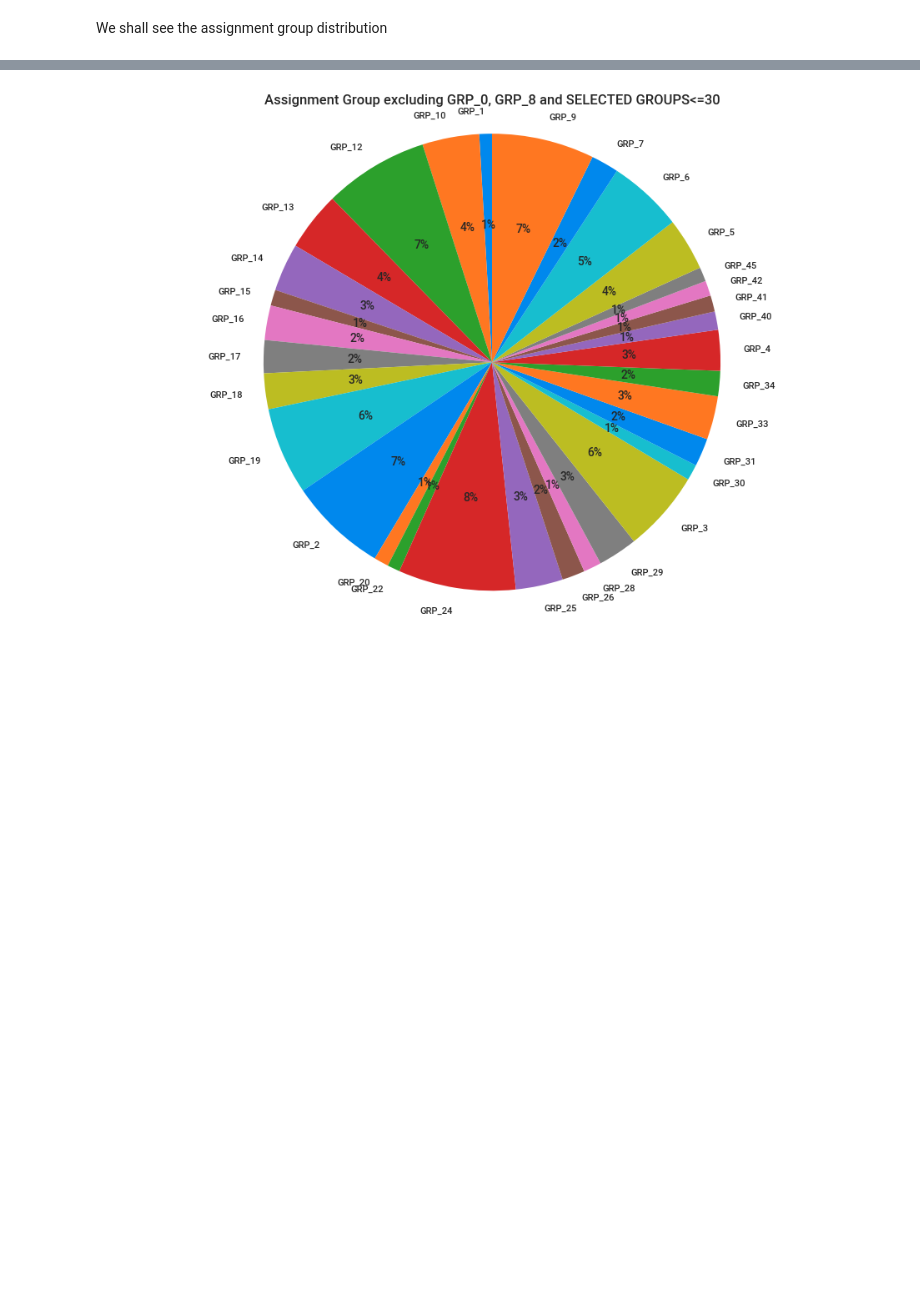
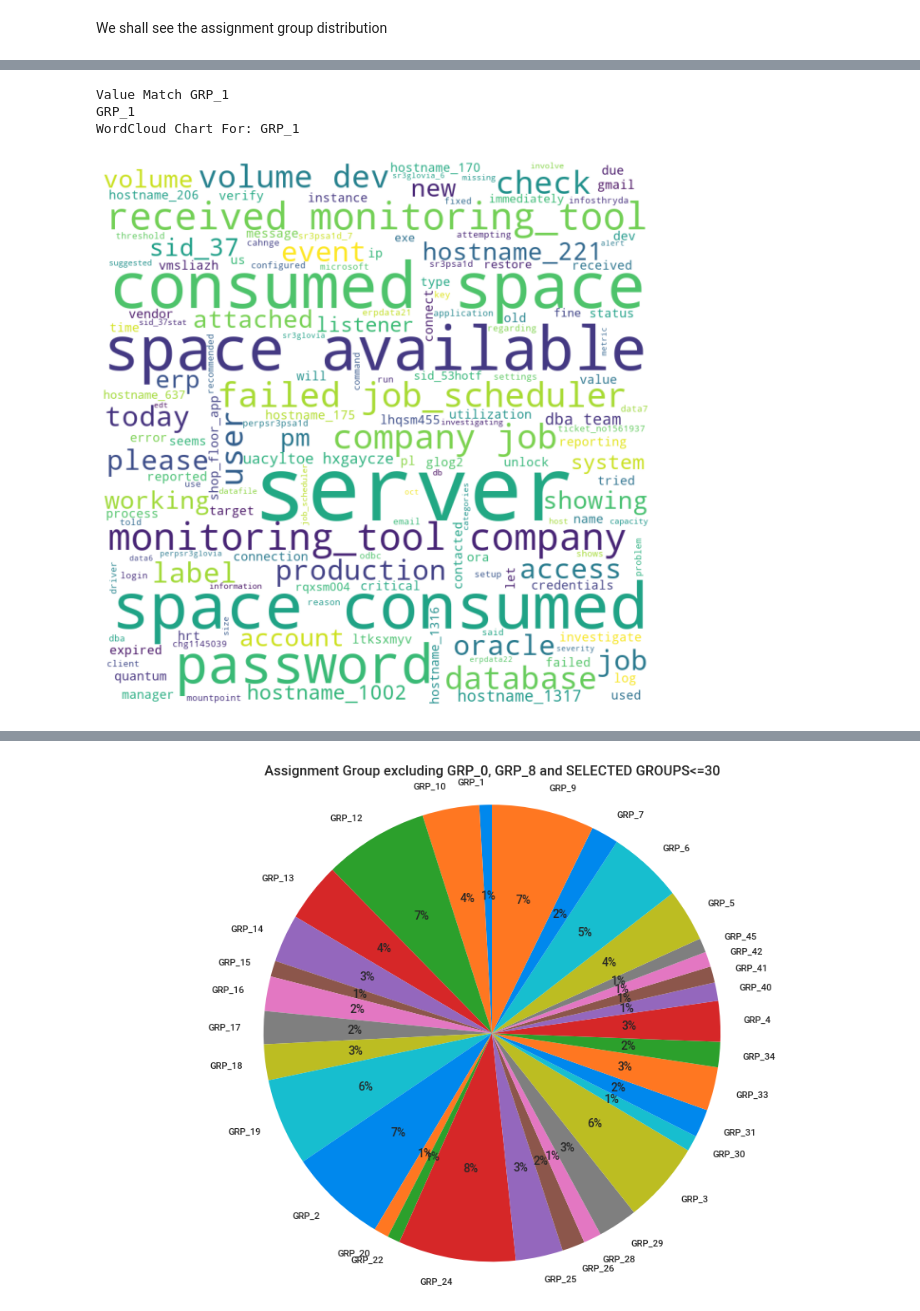
Before and after one commit to vmulmale/AI-Enabled-IT-Service-Ticketing-tool, a Jupyter notebook: Capstone_Project.ipynb, the cells around one changed output, grey strips where cells are left out. Saved outputs shown, nothing was run; the diff lists cells and outputs as text; code cells hidden in the pictures; blank space fills up the shorter version.

```diff
--- a/Capstone_Project.ipynb
+++ b/Capstone_Project.ipynb
@@ -401,0 +460,7 @@ NameError: ignored
+# %%
+wordCloudForGroup(incidents_data,"Description","GRP_1")
+# %% [output]
+Value Match GRP_1
+GRP_1
+WordCloud Chart For: GRP_1
+[figure, added]
```
Also changed, not shown: parts of 15 cells of this notebook.
